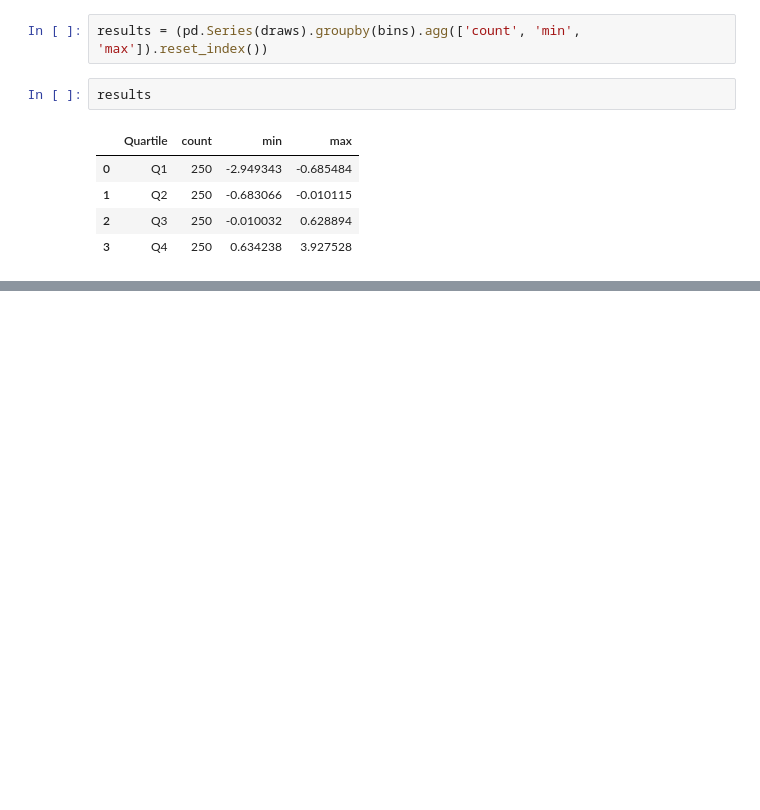
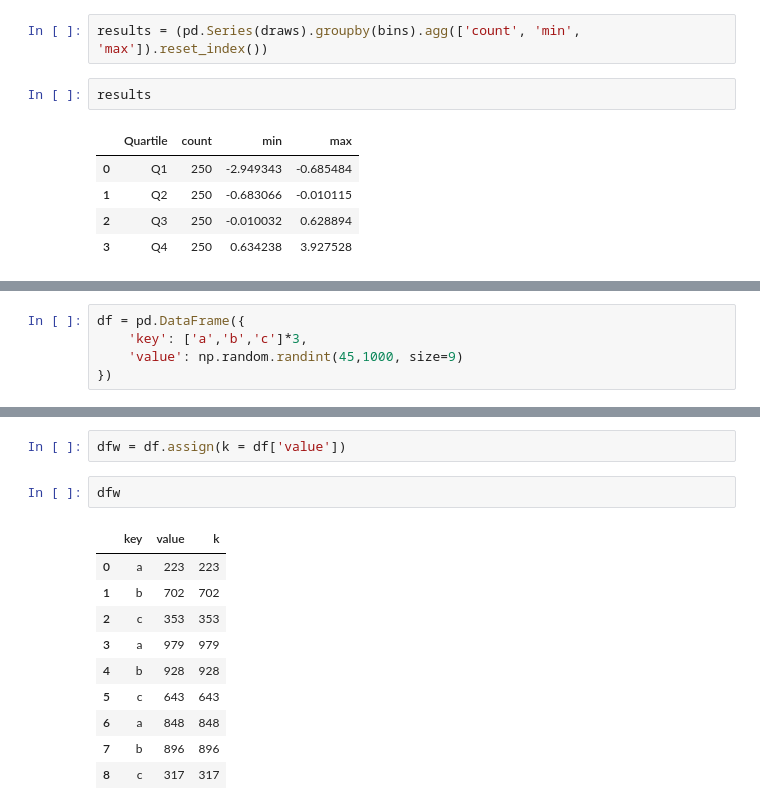
Before and after one commit to ddb95/BooksandCode, a Jupyter notebook: PythonForDataAnalysisWesMcKinneyBook/Chapter_12_Advanced_pandas.ipynb, the cells around one changed output, grey strips where cells are left out. Drawn from its saved outputs; the diff is of its cells as text; blank space fills up the shorter version.

```diff
--- a/PythonForDataAnalysisWesMcKinneyBook/Chapter_12_Advanced_pandas.ipynb
+++ b/PythonForDataAnalysisWesMcKinneyBook/Chapter_12_Advanced_pandas.ipynb
@@ -269,0 +390,5 @@ draws = pd.Series(np.random.randn(N))
+# %%
+df = pd.DataFrame({
+    'key': ['a','b','c']*3,
+    'value': np.random.randint(45,1000, size=9)
+})
@@ -269,0 +519,15 @@ draws = pd.Series(np.random.randn(N))
+# %%
+dfw = df.assign(k = df['value'])
+# %%
+dfw
+# %% [output]
+|  | key | value | k |
+| 0 | a | 223 | 223 |
+| 1 | b | 702 | 702 |
+| 2 | c | 353 | 353 |
+| 3 | a | 979 | 979 |
+| 4 | b | 928 | 928 |
+| 5 | c | 643 | 643 |
+| 6 | a | 848 | 848 |
+| 7 | b | 896 | 896 |
+| 8 | c | 317 | 317 |
```
Also changed, not shown: parts of 43 cells of this notebook.
